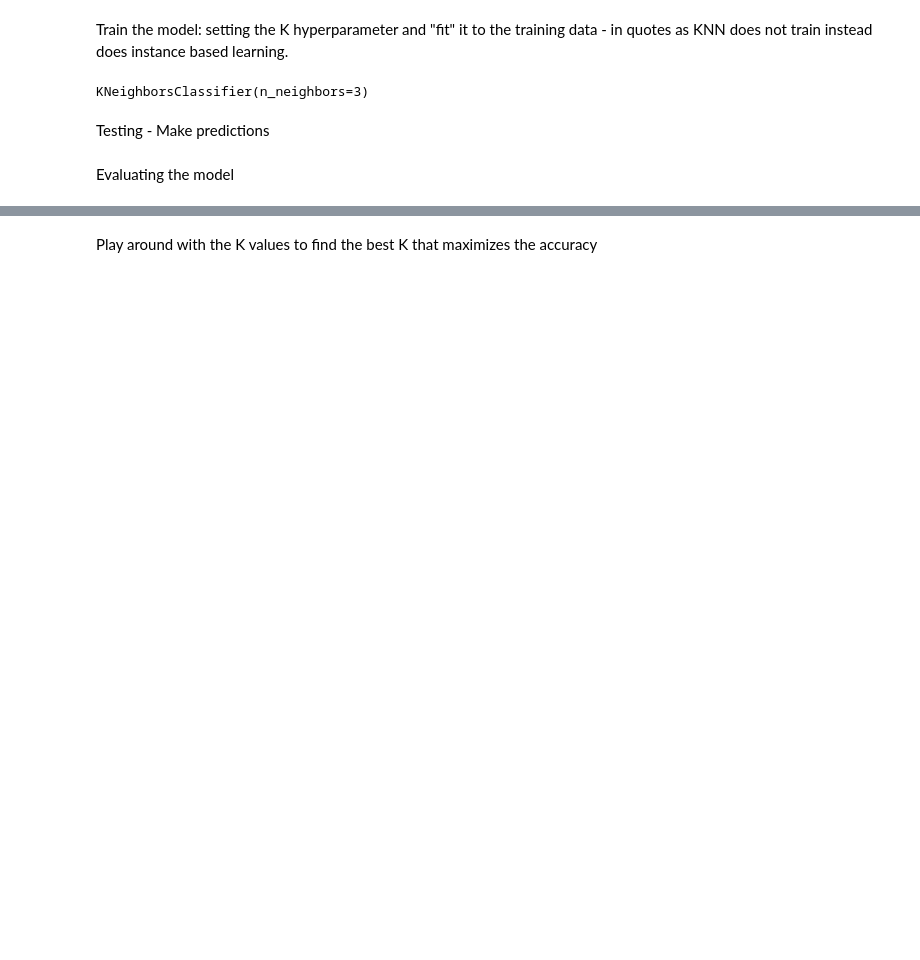
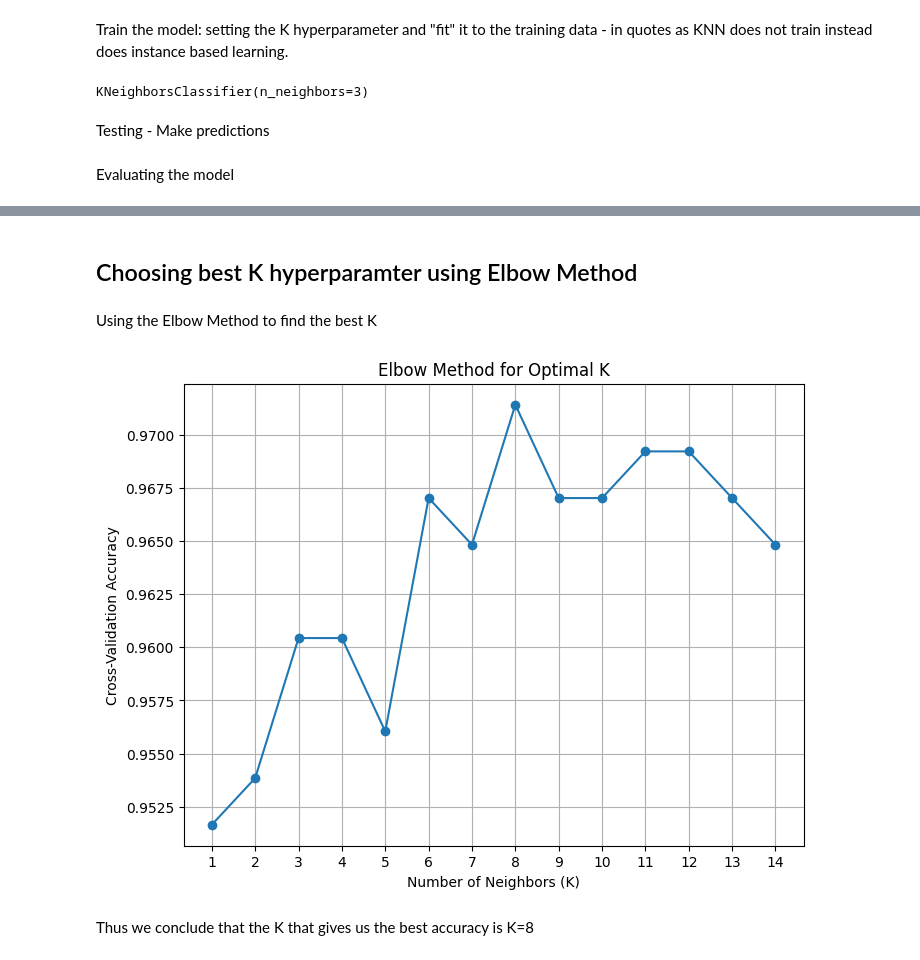
Before and after one commit to Arnold-18-CS/Machine-Learning-Algorithms, a Jupyter notebook: knn.ipynb, the cells around one changed output, grey strips where cells are left out. Saved outputs shown, nothing was run; the diff lists cells and outputs as text; code cells hidden in the pictures; blank space fills up the shorter version.

Commit message:
Adding the Square root and elbow method to choose K and using cross validation on other methods

```diff
--- a/knn.ipynb
+++ b/knn.ipynb
@@ -49,6 +70,9 @@ df1 = df.head(50)
 df1.plot(kind='bar', figsize=(12,10))
 plt.show()
 
+scores = cross_val_score(knn, X_train, y_train, cv=5, scoring="accuracy")
+print(scores)
+
 accuracy = metrics.accuracy_score(y_test, y_pred)
 print(f"Accuracy: {accuracy}")
 # %% [output]
@@ -70,3 +95,27 @@ print(f"Accuracy: {accuracy}")
 Accuracy: 0.9473684210526315
+# %% [markdown]
+## Choosing best K hyperparamter using Elbow Method
 # %% [markdown]
-Play around with the K values to find the best K that maximizes the accuracy
+Using the Elbow Method to find the best K
+# %%
+ks = list(range(1,15))
+cv_scores = []
+
+for k in ks:
+    knn = KNeighborsClassifier(n_neighbors=k)
+    scores = cross_val_score(knn, X_train, y_train, cv=5, scoring="accuracy")
+    cv_scores.append(np.mean(scores)) # Store the avg score for this values of K
+
+# Plottnig to identify the "elbow"
+plt.figure(figsize=(8, 6))
+plt.plot(ks, cv_scores, marker='o')
+plt.xlabel('Number of Neighbors (K)')
+plt.ylabel('Cross-Validation Accuracy')
+plt.title('Elbow Method for Optimal K')
+plt.xticks(ks)
+plt.grid(True)
+plt.show()
+# %% [output]
+[figure, added]
+# %% [markdown]
+Thus we conclude that the K that gives us the best accuracy is K=8
```
Also changed, not shown: parts of 8 cells of this notebook, 2 other files.
